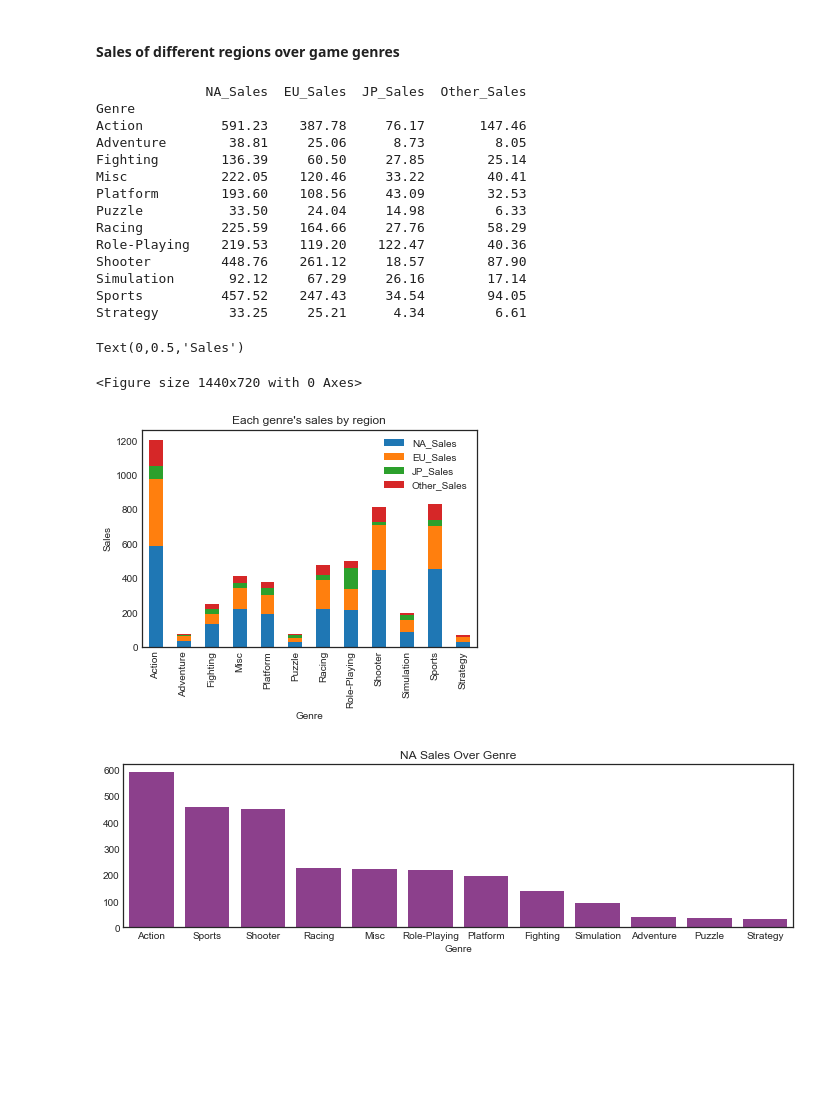
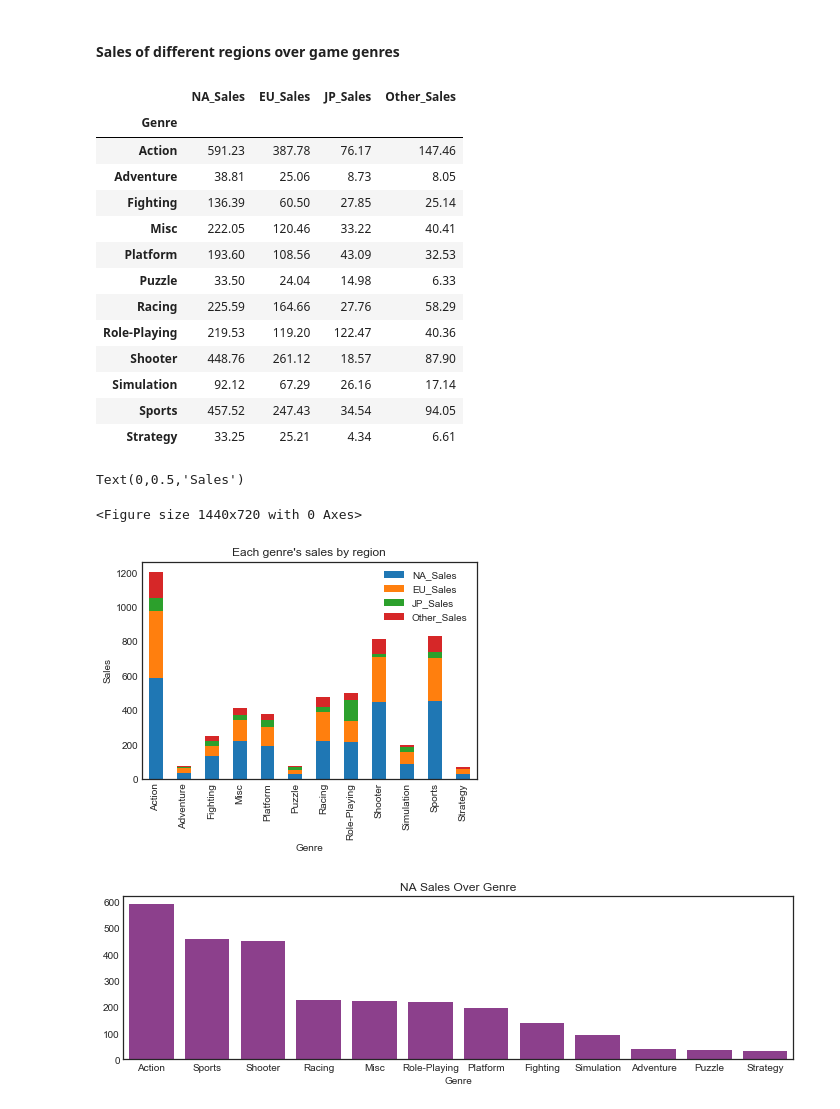
Before and after one commit to sherry9788/STATS131_Final, a Jupyter notebook: final_report.ipynb, the cells around one changed output. Saved outputs shown, nothing was run; the diff lists cells and outputs as text; code cells hidden in the pictures; blank space fills up the shorter version.

```diff
--- a/final_report.ipynb
+++ b/final_report.ipynb
@@ -1514,30 +1521,32 @@ Name: Global_Sales, dtype: float64
 The genre of Action has highest global sales and the genre of Strategy has the lowest global sales.
 # %% [markdown]
 #### Sales of different regions over game genres
+# %%
+genre_sales=df2.groupby('Genre')[['NA_Sales','EU_Sales','JP_Sales','Other_Sales']].agg('sum')
+genre_sales
+# %% [output]
+|  | NA_Sales | EU_Sales | JP_Sales | Other_Sales |
+| Genre |  |  |  |  |
+| Action | 591.23 | 387.78 | 76.17 | 147.46 |
+| Adventure | 38.81 | 25.06 | 8.73 | 8.05 |
+| Fighting | 136.39 | 60.50 | 27.85 | 25.14 |
+| Misc | 222.05 | 120.46 | 33.22 | 40.41 |
+| Platform | 193.60 | 108.56 | 43.09 | 32.53 |
+| Puzzle | 33.50 | 24.04 | 14.98 | 6.33 |
+| Racing | 225.59 | 164.66 | 27.76 | 58.29 |
+| Role-Playing | 219.53 | 119.20 | 122.47 | 40.36 |
+| Shooter | 448.76 | 261.12 | 18.57 | 87.90 |
+| Simulation | 92.12 | 67.29 | 26.16 | 17.14 |
+| Sports | 457.52 | 247.43 | 34.54 | 94.05 |
+| Strategy | 33.25 | 25.21 | 4.34 | 6.61 |
 # %%
-genre_sales=df2.groupby('Genre')[['NA_Sales','EU_Sales','JP_Sales','Other_Sales']].agg('sum')
-print(genre_sales)
 plt.figure(figsize=[20,10])
 genre_sales.plot(kind='bar',stacked=True)
 plt.title("Each genre's sales by region")
 plt.ylabel('Sales')
 # %% [output]
-              NA_Sales  EU_Sales  JP_Sales  Other_Sales
-Genre
-Action          591.23    387.78     76.17       147.46
-Adventure        38.81     25.06      8.73         8.05
-Fighting        136.39     60.50     27.85        25.14
-Misc            222.05    120.46     33.22        40.41
-Platform        193.60    108.56     43.09        32.53
-Puzzle           33.50     24.04     14.98         6.33
-Racing          225.59    164.66     27.76        58.29
-Role-Playing    219.53    119.20    122.47        40.36
-Shooter         448.76    261.12     18.57        87.90
-Simulation       92.12     67.29     26.16        17.14
-Sports          457.52    247.43     34.54        94.05
-Strategy         33.25     25.21      4.34         6.61
+Text(0,0.5,'Sales')
-Text(0,0.5,'Sales')
+<Figure size 1440x720 with 0 Axes>
-<Figure size 1440x720 with 0 Axes>
 [figure]
 # %%
 df2_GenreSales = df2[['Genre','NA_Sales','EU_Sales','JP_Sales','Other_Sales']]
```
Also changed, not shown: parts of 19 cells of this notebook.
